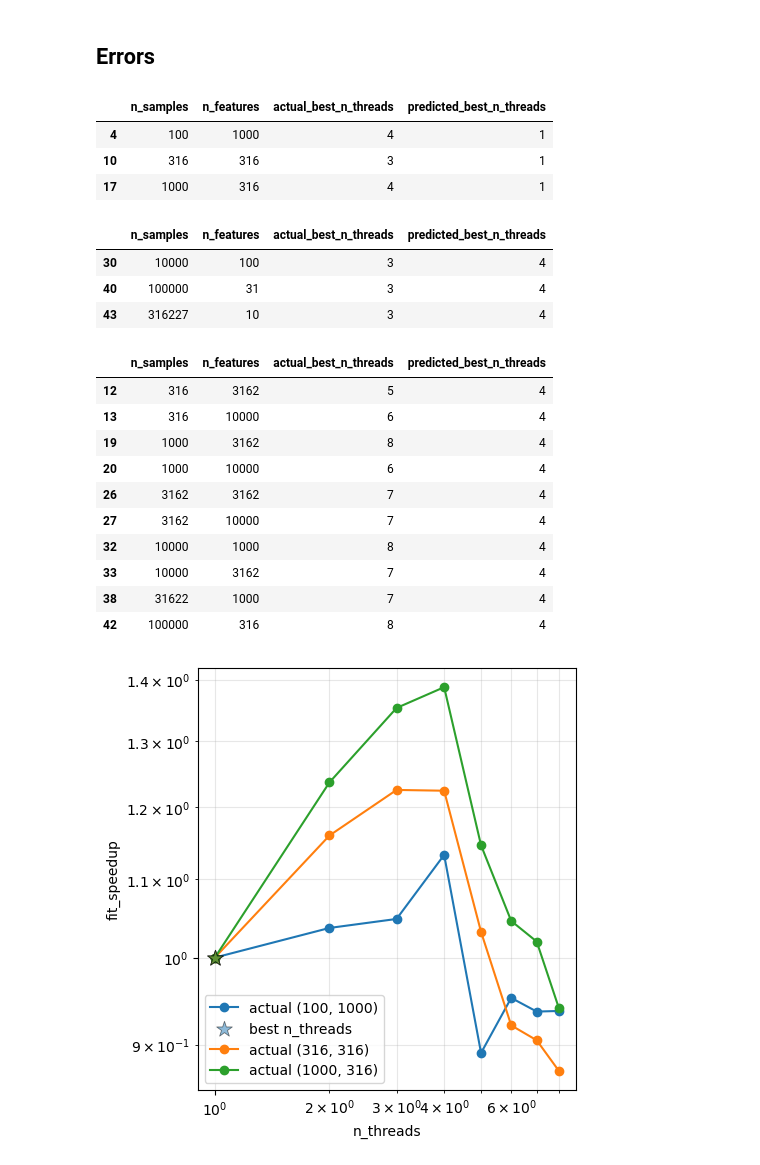
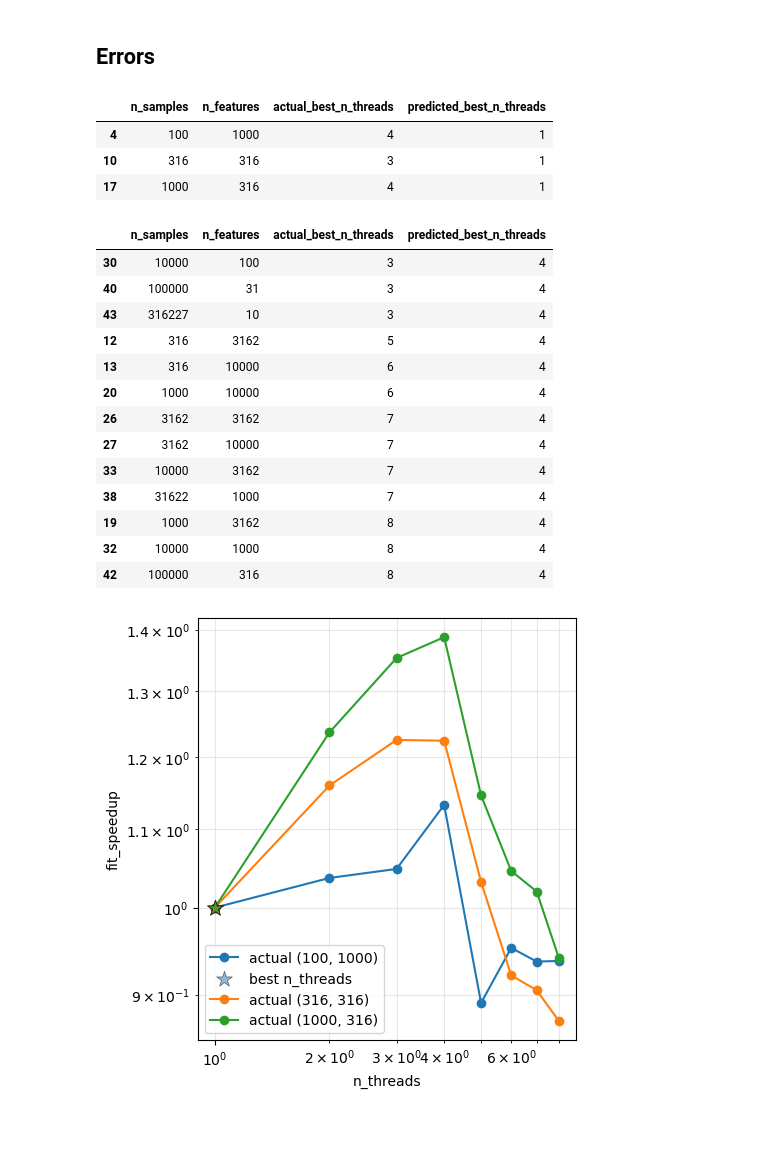
Before and after one commit to antoinebaker/hgbt_threading_bench, a Jupyter notebook: fit_speedup_log_linear.ipynb, the cells around one changed output. Saved outputs shown, nothing was run; the diff lists cells and outputs as text; code cells hidden in the pictures; blank space fills up the shorter version.

```diff
--- a/fit_speedup_log_linear.ipynb
+++ b/fit_speedup_log_linear.ipynb
@@ -14,9 +14,9 @@ df_full = pd.read_csv(path)
 
 def make_feature_df(X):
     # X is a DataFrame with columns n_samples, n_features, n_threads
-    Ls = np.log(X["n_samples"])
-    Lf = np.log(X["n_features"])
-    Lt = np.log(X["n_threads"])
+    Ls = np.log10(X["n_samples"])
+    Lf = np.log10(X["n_features"])
+    Lt = np.log10(X["n_threads"])
     return pd.DataFrame(
         {
             "log_n_samples_log_n_threads": Ls * Lt,
@@ -36,15 +36,13 @@ model = Pipeline([
 # perhaps due to the heterogenous architecture (4 efficiency + 4 performace cores)
 df = df_full.query(f"n_threads <= 4")
 X = df[["n_samples", "n_features", "n_threads"]]
-y = np.log(df["fit_speedup"])
+y = np.log10(df["fit_speedup"])
 model.fit(X, y)
 
 print("log-linear model:")
-print("log(fit_speedup) = [a * log(n_samples) + b * log(n_features) + c] * log(n_threads)")
-print("R²:", model.score(X, y))
+print("log10(fit_speedup) = [a * log10(n_samples) + b * log10(n_features) + c] * log10(n_threads)")
+print(f"R²={model.score(X, y):.2f}")
 a, b, c = model.named_steps["lin"].coef_
-print("a:", a)
-print("b:", b)
-print("c:", c)
+print(f"{a=:.2f} {b=:.2f} {c=:.2f}")
 # %% [output]
 log-linear model:
@@ -68,7 +64,7 @@ def plot_fit_speedup_vs_threads(df, model, X_shapes):
             raise ValueError(f"no rows for n_samples={n_samples}, n_features={n_features}")
 
         X_sub = sub[["n_samples", "n_features", "n_threads"]]
-        fit_speedup_pred = np.exp(model.predict(X_sub))
+        fit_speedup_pred = 10**(model.predict(X_sub))
 
         (line_actual,) = plt.plot(
             sub["n_threads"],
@@ -150,7 +146,7 @@ import pandas as pd
 
 def get_predicted_best_n_threads_df(df, model):
     tmp = df[["n_samples", "n_features", "n_threads"]].copy()
-    tmp["predicted_fit_speedup"] = np.exp(model.predict(tmp[["n_samples", "n_features", "n_threads"]]))
+    tmp["predicted_fit_speedup"] = 10**(model.predict(tmp[["n_samples", "n_features", "n_threads"]]))
 
     idx = tmp.groupby(["n_samples", "n_features"])["predicted_fit_speedup"].idxmax()
     out = (
@@ -414,41 +410,36 @@ scatter_fit_speedup_at_best(compare_best_threads, df_full, color_by="n_samples")
 # %%
 # It's pretty good
 
 # There are 3 real errors where we wrongly predicted single-threaded as the best
 wrong_pred = compare_best_threads.query(
     "actual_best_n_threads != predicted_best_n_threads & predicted_best_n_threads==1"
 )
 display(wrong_pred)
 
 # The are cases where we correctly predicted multi-threaded as the best, but the actual best n_threads is not 4
-best_n_thread_is_3 = compare_best_threads.query(
-    "actual_best_n_threads == 3 & predicted_best_n_threads==4"
-)
-display(best_n_thread_is_3)
-best_n_thread_geq_5 = compare_best_threads.query(
-    "actual_best_n_threads > 4 & predicted_best_n_threads==4"
-)
-display(best_n_thread_geq_5)
+best_n_thread_is_not_4 = compare_best_threads.query(
+    "actual_best_n_threads != 4  & predicted_best_n_threads==4"
+).sort_values(by="actual_best_n_threads")
+display(best_n_thread_is_not_4)
 # %% [output]
 |  | n_samples | n_features | actual_best_n_threads | predicted_best_n_threads |
 | 4 | 100 | 1000 | 4 | 1 |
 | 10 | 316 | 316 | 3 | 1 |
 | 17 | 1000 | 316 | 4 | 1 |
 |  | n_samples | n_features | actual_best_n_threads | predicted_best_n_threads |
 | 30 | 10000 | 100 | 3 | 4 |
 | 40 | 100000 | 31 | 3 | 4 |
 | 43 | 316227 | 10 | 3 | 4 |
+| 12 | 316 | 3162 | 5 | 4 |
+| 13 | 316 | 10000 | 6 | 4 |
+| 20 | 1000 | 10000 | 6 | 4 |
+| 26 | 3162 | 3162 | 7 | 4 |
+| 27 | 3162 | 10000 | 7 | 4 |
+| 33 | 10000 | 3162 | 7 | 4 |
+| 38 | 31622 | 1000 | 7 | 4 |
+| 19 | 1000 | 3162 | 8 | 4 |
+| 32 | 10000 | 1000 | 8 | 4 |
+| 42 | 100000 | 316 | 8 | 4 |
-|  | n_samples | n_features | actual_best_n_threads | predicted_best_n_threads |
-| 12 | 316 | 3162 | 5 | 4 |
-| 13 | 316 | 10000 | 6 | 4 |
-| 19 | 1000 | 3162 | 8 | 4 |
-| 20 | 1000 | 10000 | 6 | 4 |
-| 26 | 3162 | 3162 | 7 | 4 |
-| 27 | 3162 | 10000 | 7 | 4 |
-| 32 | 10000 | 1000 | 8 | 4 |
-| 33 | 10000 | 3162 | 7 | 4 |
-| 38 | 31622 | 1000 | 7 | 4 |
-| 42 | 100000 | 316 | 8 | 4 |
 # %%
 # wrongly predicted single threaded as the best
 bad_X_shapes = [
```
Also changed, not shown: parts of 3 cells of this notebook.
